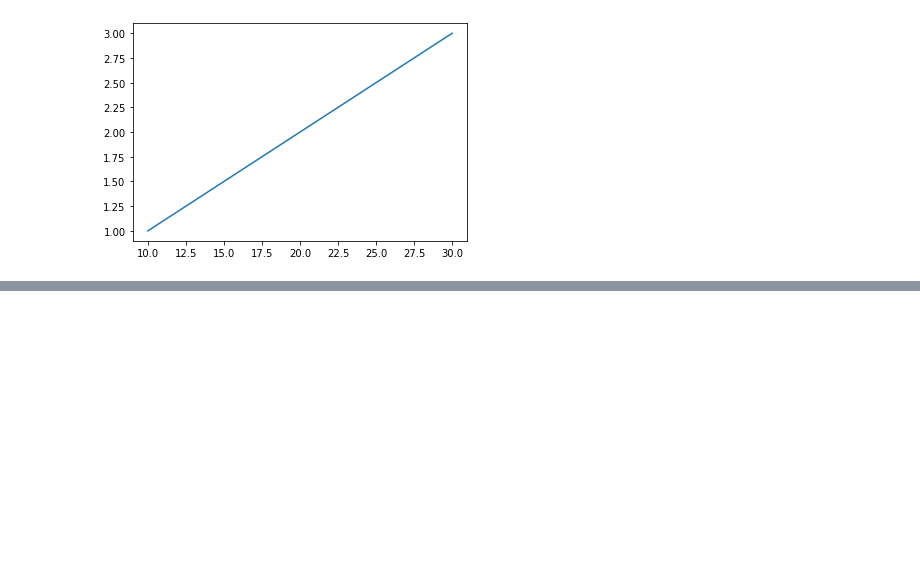
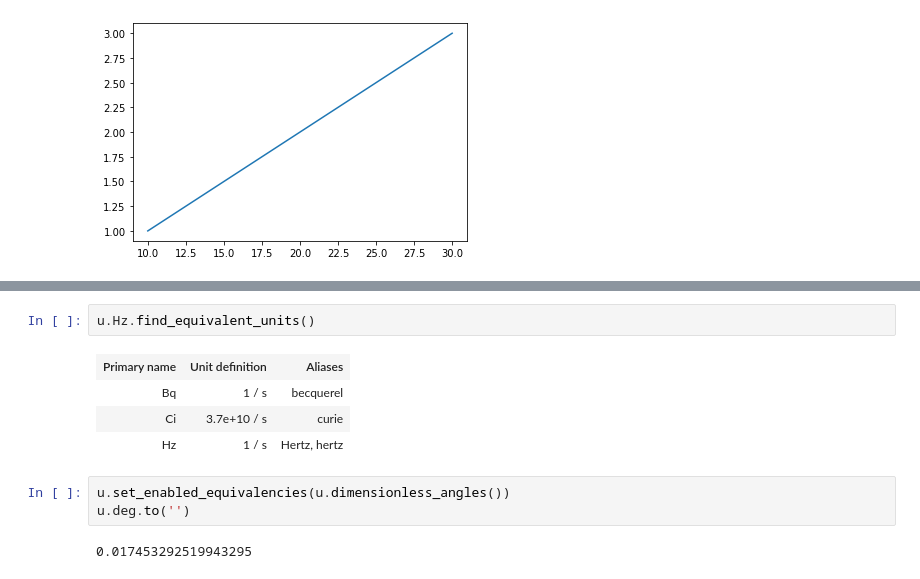
Before and after one commit to mocquin/physipy, a Jupyter notebook: docs/Astropy.ipynb, the cells around one changed output, grey strips where cells are left out. Cells and saved outputs as stored; diff of their text form; blank space fills up the shorter version.

```diff
--- a/docs/Astropy.ipynb
+++ b/docs/Astropy.ipynb
@@ -39,0 +134,12 @@ UnitConversionError: Can only apply 'less' function to dimensionless quantities
+# %%
+u.Hz.find_equivalent_units()
+# %% [output]
+| Primary name | Unit definition | Aliases |
+| Bq | 1 / s | becquerel |
+| Ci | 3.7e+10 / s | curie |
+| Hz | 1 / s | Hertz, hertz |
+# %%
+u.set_enabled_equivalencies(u.dimensionless_angles())
+u.deg.to('')
+# %% [output]
+0.017453292519943295
```
Also changed, not shown: parts of 26 cells of this notebook, 2 other files.
